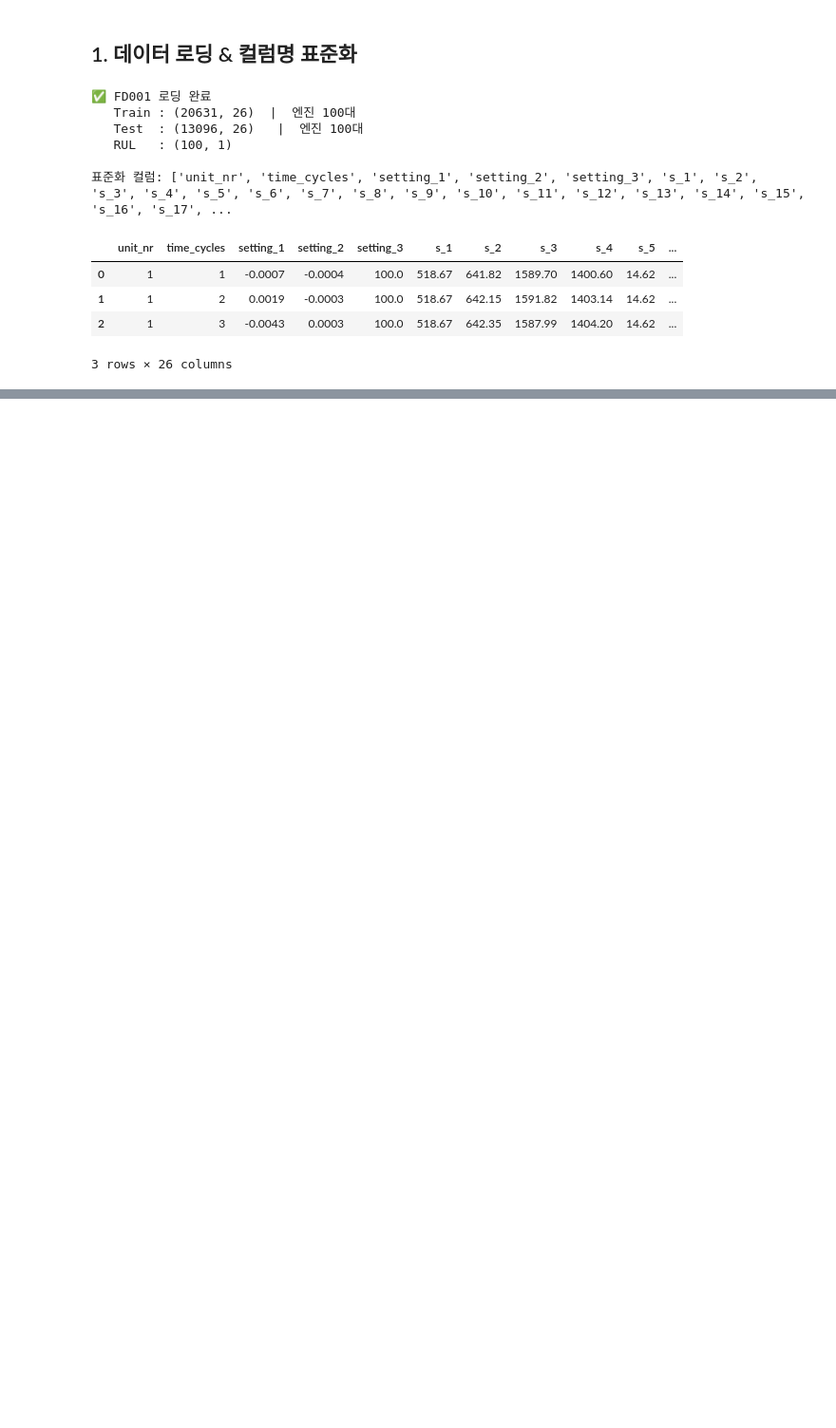
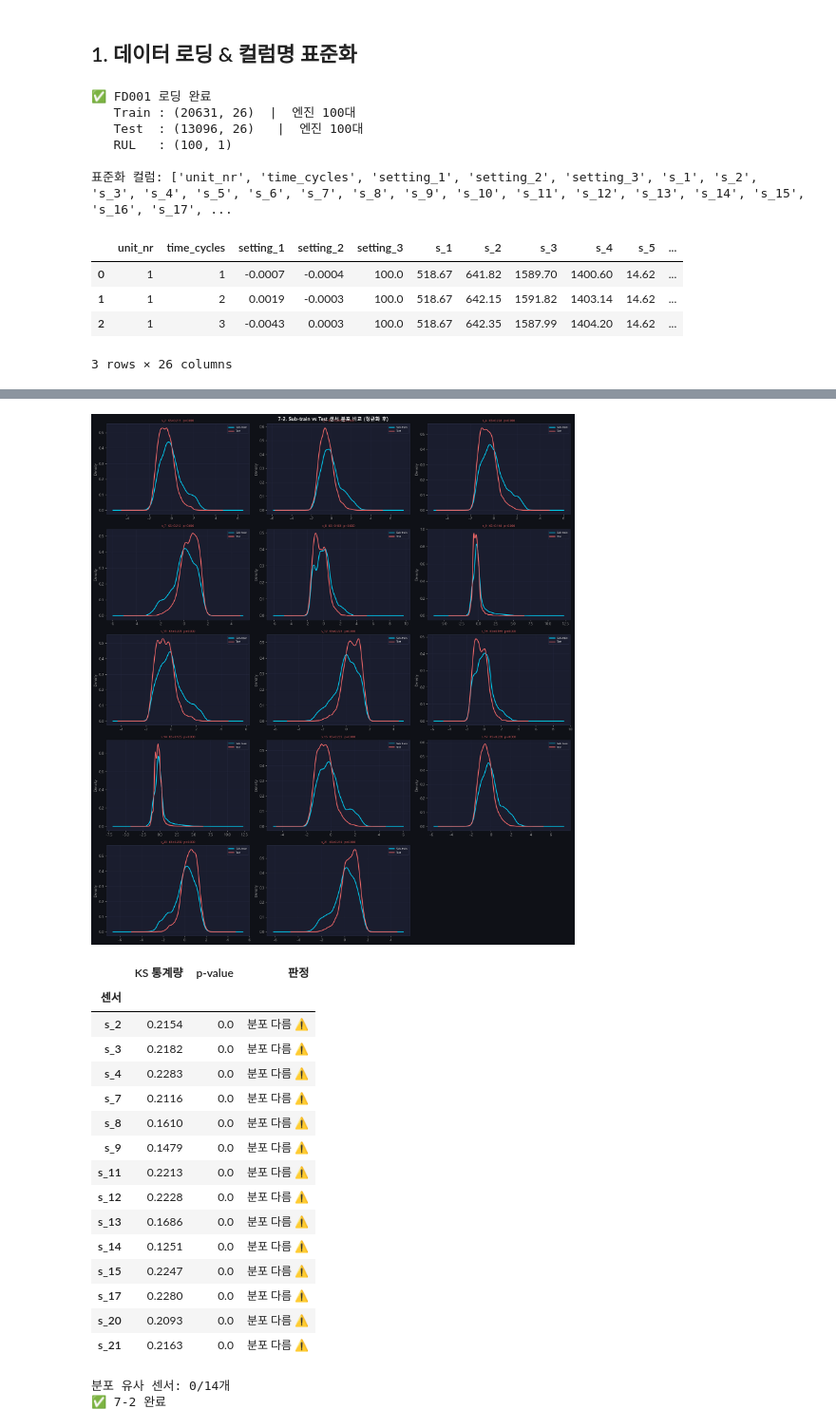
Before and after one commit to dlalswns0211/sparta_project_4_team16, a Jupyter notebook: YJ/FD001_test1_V3.ipynb, the cells around one changed output, grey strips where cells are left out. Shown at 95% size. Cells and saved outputs as stored; diff of their text form; code cells hidden in the pictures; blank space fills up the shorter version.

```diff
--- a/YJ/FD001_test1_V3.ipynb
+++ b/YJ/FD001_test1_V3.ipynb
@@ -231,0 +441,52 @@ SyntaxError: invalid character '—' (U+2014) (2564690231.py, line 4)
+# %%
+# ── 7-2. Train vs Test 분포 비교 (KS 검정) ───────────────────
+from scipy.stats import ks_2samp
+
+fig, axes = plt.subplots(5, 3, figsize=(18, 20))
+fig.suptitle('7-2. Sub-train vs Test 센서 분포 비교 (정규화 후)', fontsize=13, fontweight='bold')
+
+ks_rows = []
+for ax, s in zip(axes.flat, USEFUL_SENSORS):
+    train_vals = subtrain_s4[s].dropna()
+    test_vals  = test_s4[s].dropna()
+    stat, p    = ks_2samp(train_vals, test_vals)
+    ks_rows.append({'센서': s, 'KS 통계량': round(stat,4), 'p-value': round(p,4),
+                    '판정': '분포 유사 ✅' if p > 0.05 else '분포 다름 ⚠️'})
+    color = C[2] if p > 0.05 else C[1]
+    try:
+        train_vals.plot.kde(ax=ax, color=C[0], lw=2, label='Sub-train')
+        test_vals.plot.kde( ax=ax, color=color, lw=2, label='Test')
+    except: pass
+    ax.set_title(f'{s}  KS={stat:.3f}  p={p:.3f}', fontsize=8,
+                 color=C[2] if p > 0.05 else C[1])
+    ax.legend(fontsize=7)
+
+for ax in axes.flat[len(USEFUL_SENSORS):]:
+    ax.set_visible(False)
+
+plt.tight_layout(); plt.show()
+
+ks_df = pd.DataFrame(ks_rows).set_index('센서')
+display(ks_df)
+print(f'\n분포 유사 센서: {(ks_df["판정"]=="분포 유사 ✅").sum()}/{len(USEFUL_SENSORS)}개')
+print('✅ 7-2 완료')
+# %% [output]
+[figure, added]
+|  | KS 통계량 | p-value | 판정 |
+| 센서 |  |  |  |
+| s_2 | 0.2154 | 0.0 | 분포 다름 ⚠️ |
+| s_3 | 0.2182 | 0.0 | 분포 다름 ⚠️ |
+| s_4 | 0.2283 | 0.0 | 분포 다름 ⚠️ |
+| s_7 | 0.2116 | 0.0 | 분포 다름 ⚠️ |
+| s_8 | 0.1610 | 0.0 | 분포 다름 ⚠️ |
+| s_9 | 0.1479 | 0.0 | 분포 다름 ⚠️ |
+| s_11 | 0.2213 | 0.0 | 분포 다름 ⚠️ |
+| s_12 | 0.2228 | 0.0 | 분포 다름 ⚠️ |
+| s_13 | 0.1686 | 0.0 | 분포 다름 ⚠️ |
+| s_14 | 0.1251 | 0.0 | 분포 다름 ⚠️ |
+| s_15 | 0.2247 | 0.0 | 분포 다름 ⚠️ |
+| s_17 | 0.2280 | 0.0 | 분포 다름 ⚠️ |
+| s_20 | 0.2093 | 0.0 | 분포 다름 ⚠️ |
+| s_21 | 0.2163 | 0.0 | 분포 다름 ⚠️ |
+분포 유사 센서: 0/14개
+✅ 7-2 완료
```
Also changed, not shown: parts of 14 cells of this notebook, 3 other files.
